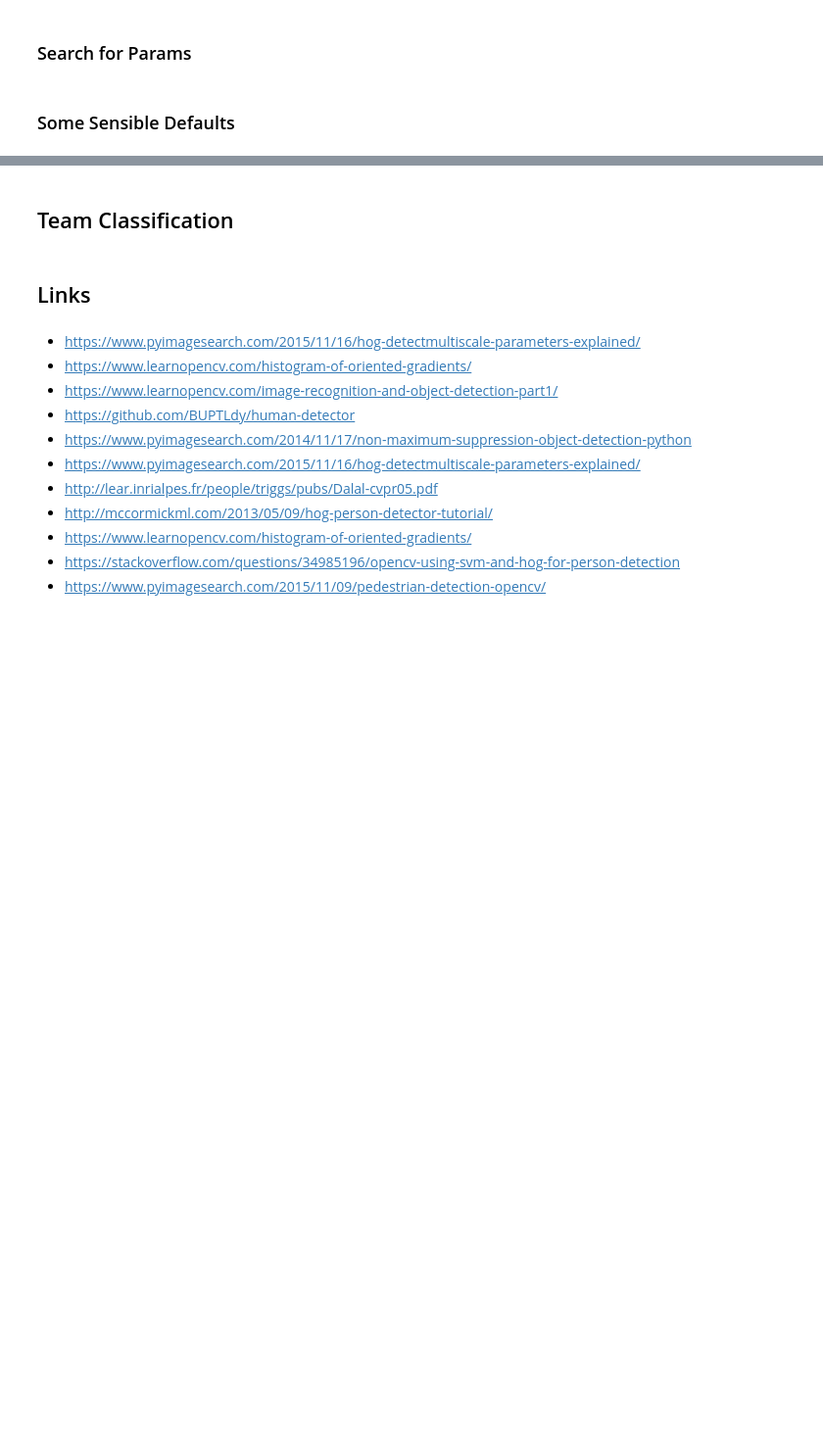
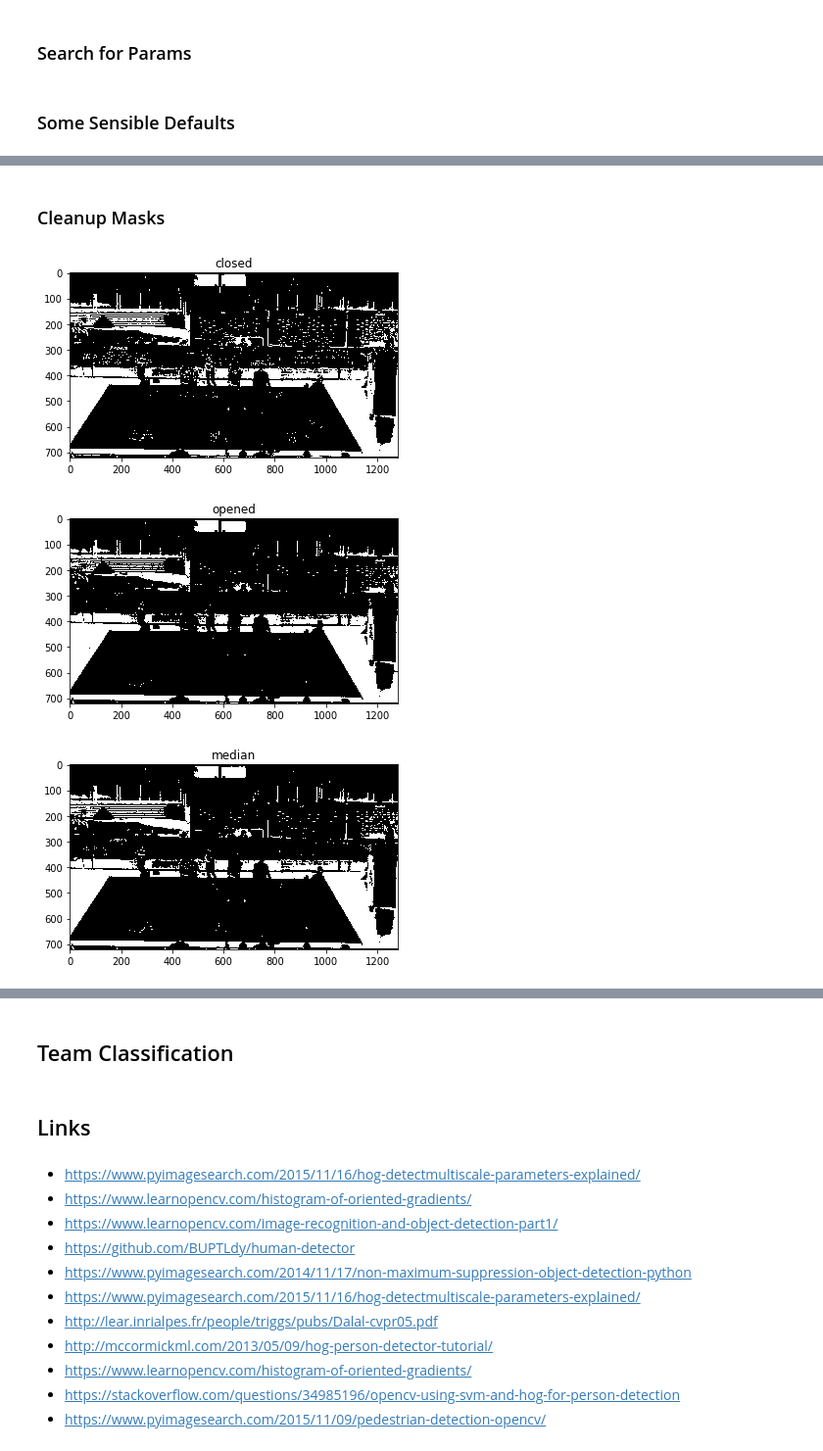
Before and after one commit to bfortuner/computer-vision, a Jupyter notebook: theory/HOG.ipynb, the cells around one changed output, grey strips where cells are left out. Shown at 98% size. Saved outputs shown, nothing was run; the diff lists cells and outputs as text; code cells hidden in the pictures; blank space fills up the shorter version.

```diff
--- a/theory/HOG.ipynb
+++ b/theory/HOG.ipynb
@@ -344,0 +440,15 @@ plot_boxes(img, boxes, title, fs=(18,18))
+# %% [markdown]
+### Cleanup Masks
+# %%
+# img
+closed_img = closing(mask, ksize=(3,3))
+opened_img = opening(mask, ksize=(3,3))
+median_img = median_filter(mask, ksize=3)
+
+plot_img(closed_img, title='closed')
+plot_img(opened_img, title='opened')
+plot_img(median_img, title='median')
+# %% [output]
+[figure, added]
+[figure, added]
+[figure, added]
```
Also changed, not shown: parts of 37 cells of this notebook, 4 other files.
